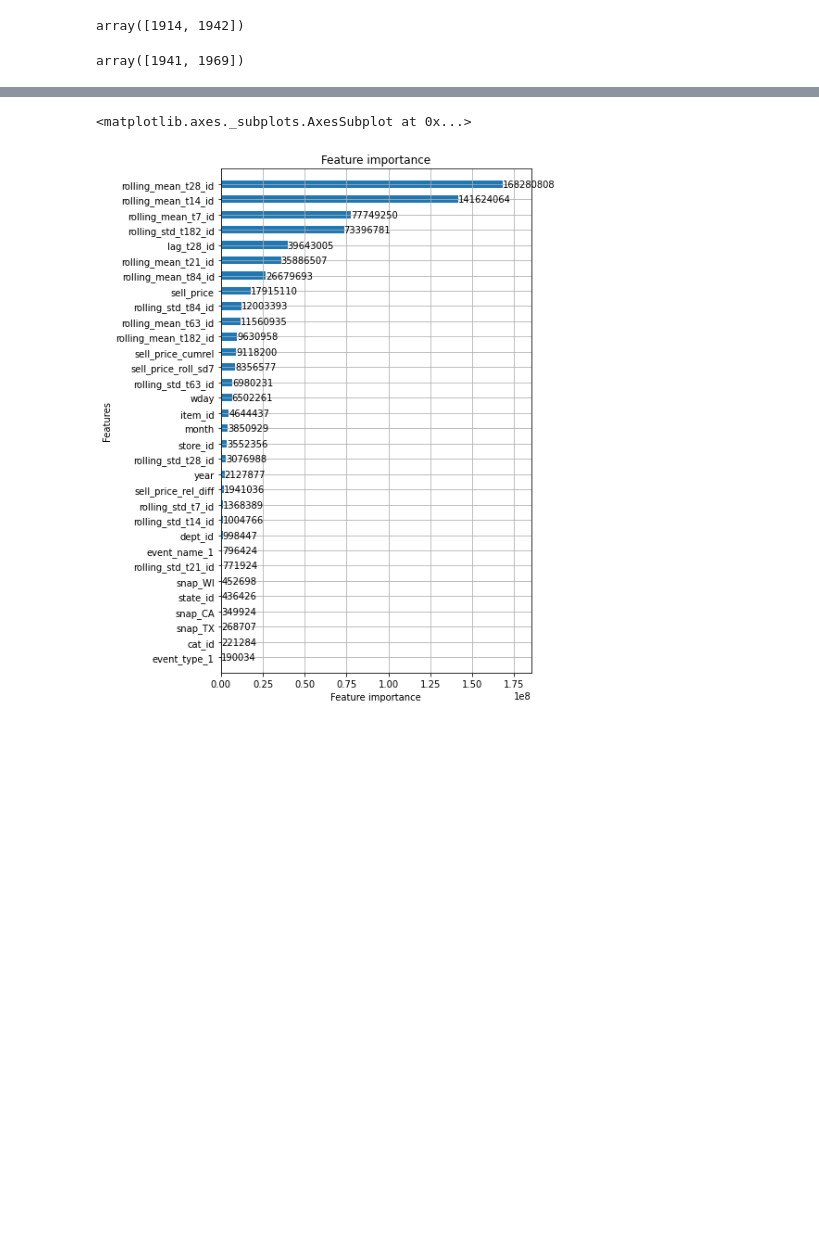
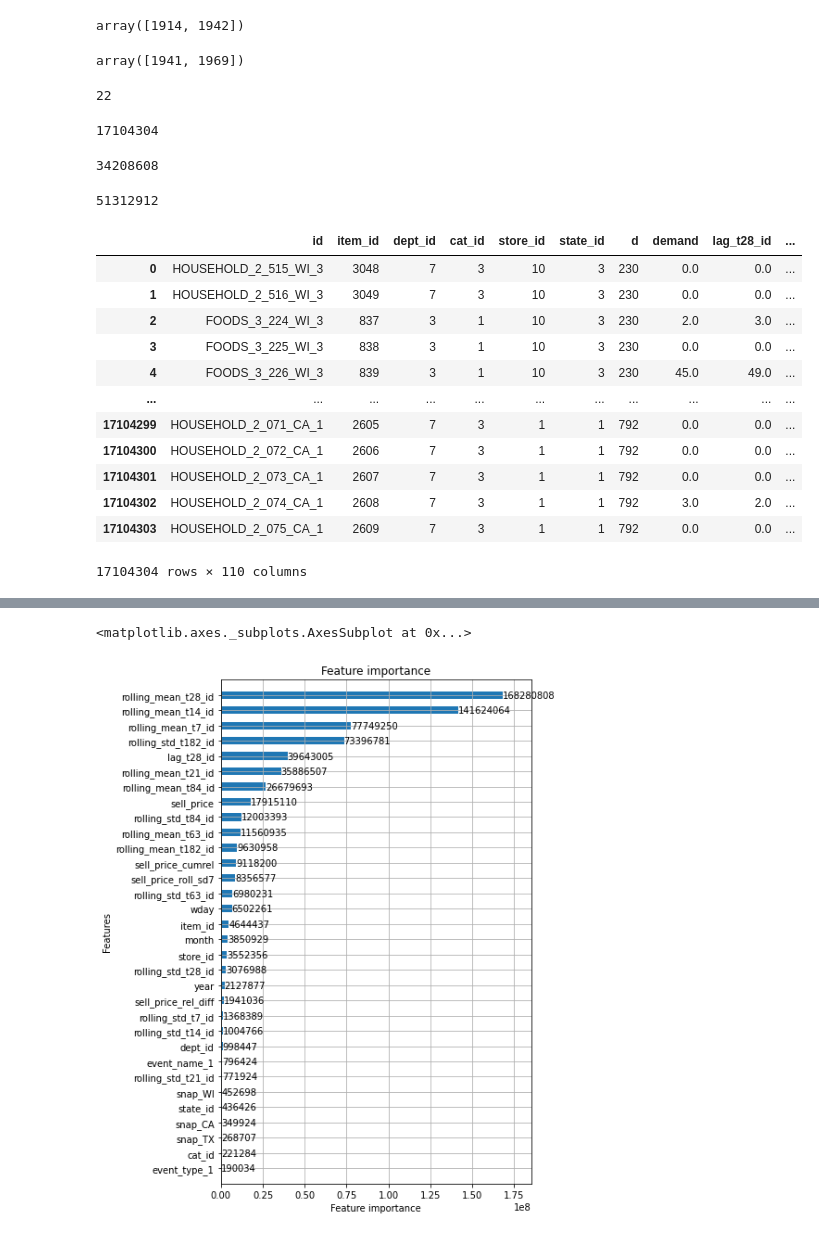
Before and after one commit to riow1983/kaggle, a Jupyter notebook: M5/20200525(1).ipynb, the cells around one changed output, grey strips where cells are left out. Drawn from its saved outputs; the diff is of its cells as text; code cells hidden in the pictures; blank space fills up the shorter version.

```diff
--- a/M5/20200525(1).ipynb
+++ b/M5/20200525(1).ipynb
@@ -418,3 +457,39 @@ test[test.F == "F28"].d.unique()
 array([1941, 1969])
 # %%
 import lightgbm as lgb
+# %%
+# One month of validation data
+flag = sales.d >= 1914 - 28
+valid = lgb.Dataset(sales[flag][x], label = sales[["demand"]][flag])
+#np.savez('valid_data_label', data=sales[flag][x], label=sales[["demand"]][flag])
+gc.collect()
+# %% [output]
+22
+# %%
+round(sales.shape[0]/3)
+# %% [output]
+17104304
+# %%
+round(sales.shape[0]/3*2)
+# %% [output]
+34208608
+# %%
+round(sales.shape[0]/3*3)
+# %% [output]
+51312912
+# %%
+sales.iloc[:round(sales.shape[0]/3), :]
+# %% [output]
+|  | id | item_id | dept_id | cat_id | store_id | state_id | d | demand | lag_t28_id | ... |
+| 0 | HOUSEHOLD_2_515_WI_3 | 3048 | 7 | 3 | 10 | 3 | 230 | 0.0 | 0.0 | ... |
+| 1 | HOUSEHOLD_2_516_WI_3 | 3049 | 7 | 3 | 10 | 3 | 230 | 0.0 | 0.0 | ... |
+| 2 | FOODS_3_224_WI_3 | 837 | 3 | 1 | 10 | 3 | 230 | 2.0 | 3.0 | ... |
+| 3 | FOODS_3_225_WI_3 | 838 | 3 | 1 | 10 | 3 | 230 | 0.0 | 0.0 | ... |
+| 4 | FOODS_3_226_WI_3 | 839 | 3 | 1 | 10 | 3 | 230 | 45.0 | 49.0 | ... |
+| ... | ... | ... | ... | ... | ... | ... | ... | ... | ... | ... |
+| 17104299 | HOUSEHOLD_2_071_CA_1 | 2605 | 7 | 3 | 1 | 1 | 792 | 0.0 | 0.0 | ... |
+| 17104300 | HOUSEHOLD_2_072_CA_1 | 2606 | 7 | 3 | 1 | 1 | 792 | 0.0 | 0.0 | ... |
+| 17104301 | HOUSEHOLD_2_073_CA_1 | 2607 | 7 | 3 | 1 | 1 | 792 | 0.0 | 0.0 | ... |
+| 17104302 | HOUSEHOLD_2_074_CA_1 | 2608 | 7 | 3 | 1 | 1 | 792 | 3.0 | 2.0 | ... |
+| 17104303 | HOUSEHOLD_2_075_CA_1 | 2609 | 7 | 3 | 1 | 1 | 792 | 0.0 | 0.0 | ... |
+17104304 rows × 110 columns
```
Also changed, not shown: parts of 12 cells of this notebook, 10 other files.
